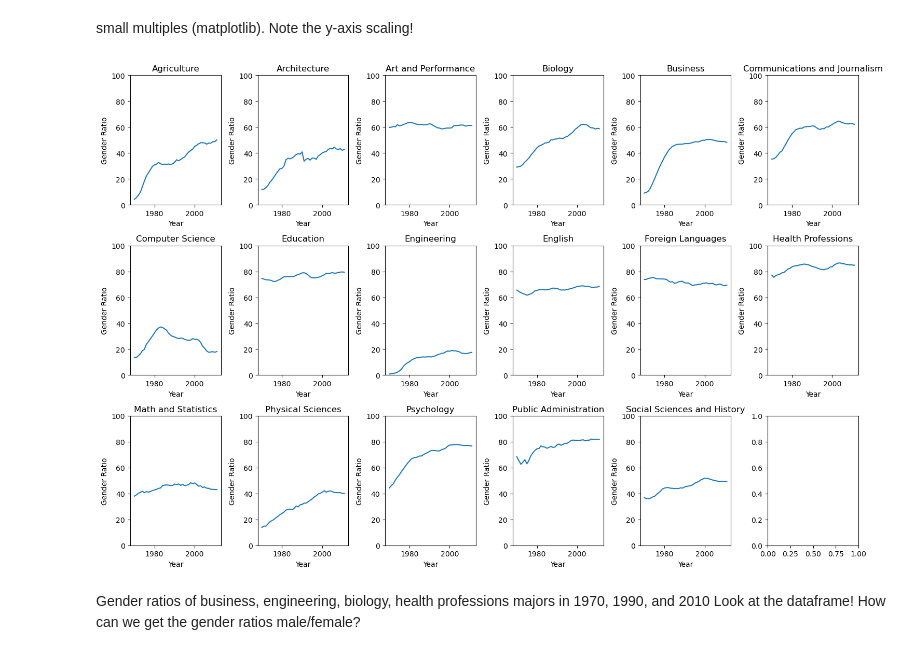
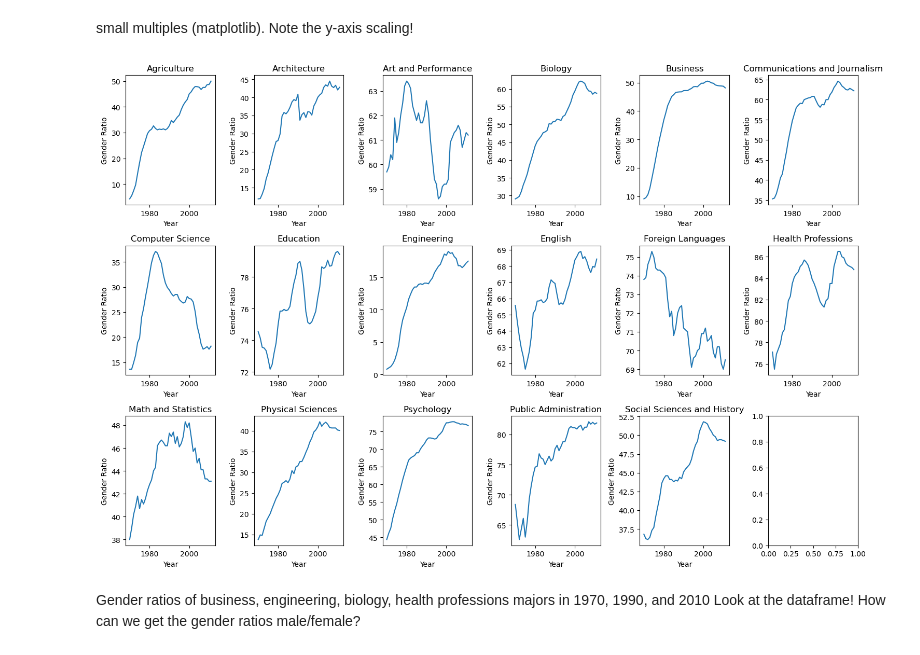
Before and after one commit to giach68/DataVis2627, a Jupyter notebook: Lab2/ex_1solution.ipynb, the cells around one changed output. Cells and saved outputs as stored; diff of their text form; code cells hidden in the pictures.

```diff
--- a/Lab2/ex_1solution.ipynb
+++ b/Lab2/ex_1solution.ipynb
@@ -75,19 +72,19 @@ small multiples (matplotlib). Note the y-axis scaling!
 # %%
 majors = degree_gender_ratio.columns[1:]
 fig, axs = plt.subplots(3, 6, figsize=(15,10))
 
 axs = axs.flatten()
 
 for i, major in enumerate(majors):
     axs[i].plot(degree_gender_ratio['Year'], degree_gender_ratio[major])
     axs[i].set_title(major)
     axs[i].set_xlabel('Year')
     axs[i].set_ylabel('Gender Ratio')
-    axs[i].set_ylim([0, 100])
+#   axs[i].set_ylim([0, 100])
 plt.tight_layout()
 plt.show()
 # %% [output]
-[figure, old version]
+[figure, new version]
 # %%
 # In plotly, reshaping the array
 
```
Also changed, not shown: parts of 5 cells of this notebook, 6 other files.
